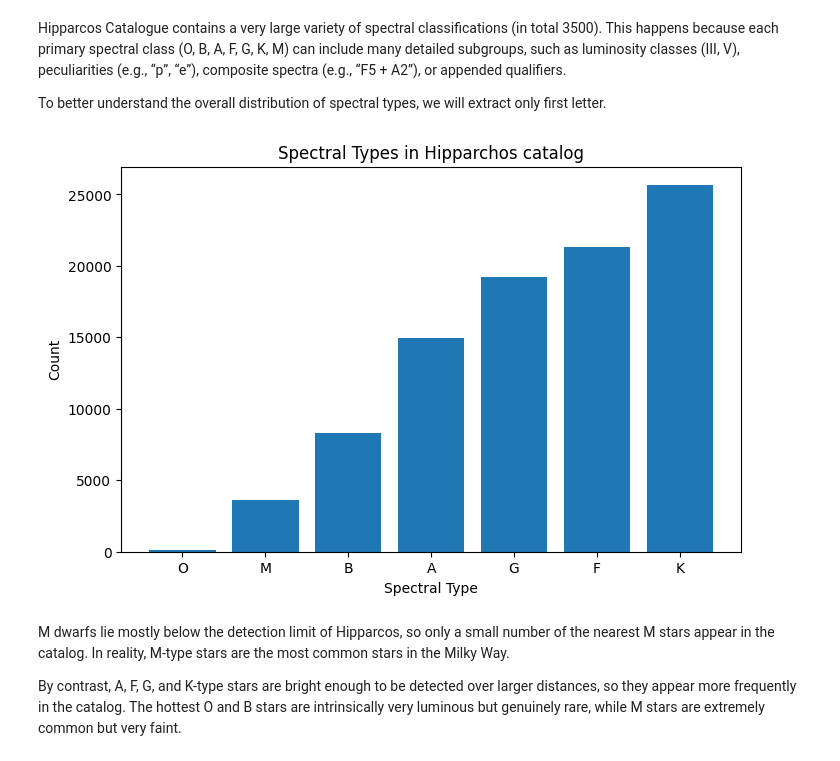
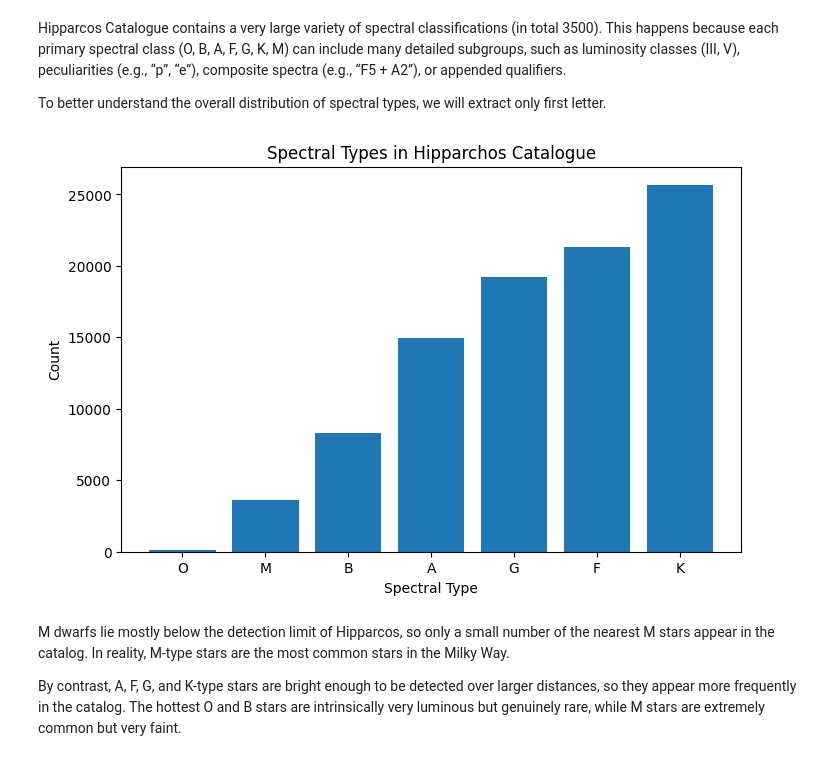
Before and after one commit to dinarazhorabek/astronomy_data_analysis, a Jupyter notebook: Hipparcos_Clustering_Starter.ipynb, the cells around one changed output. Drawn from its saved outputs; the diff is of its cells as text; code cells hidden in the pictures.

```diff
--- a/Hipparcos_Clustering_Starter.ipynb
+++ b/Hipparcos_Clustering_Starter.ipynb
@@ -140,21 +140,21 @@ To better understand the overall distribution of spectral types, we will extract
 # %%
 df_clean["SpTypeMain"] = df_clean["SpType"].str[0]
 sptype_df = (
     df_clean[df_clean["SpTypeMain"].isin(list("OBAFGKM"))]
     .groupby("SpTypeMain")
     .size()
     .reset_index(name="Count")
 )
 
 sptype_df = sptype_df.sort_values("Count")
 plt.figure(figsize=(8,5))
 plt.bar(sptype_df['SpTypeMain'], sptype_df['Count'])
 plt.xlabel("Spectral Type")
 plt.ylabel("Count")
-plt.title ("Spectral Types in Hipparchos catalog")
+plt.title ("Spectral Types in Hipparchos Catalogue")
 plt.show()
 # %% [output]
-[figure, old version]
+[figure, new version]
 # %% [markdown]
 M dwarfs lie mostly below the detection limit of Hipparcos, so only a small number of the nearest M stars appear in the catalog. In reality, M-type stars are the most common stars in the Milky Way.
 
```
Also changed, not shown: parts of 3 cells of this notebook.
